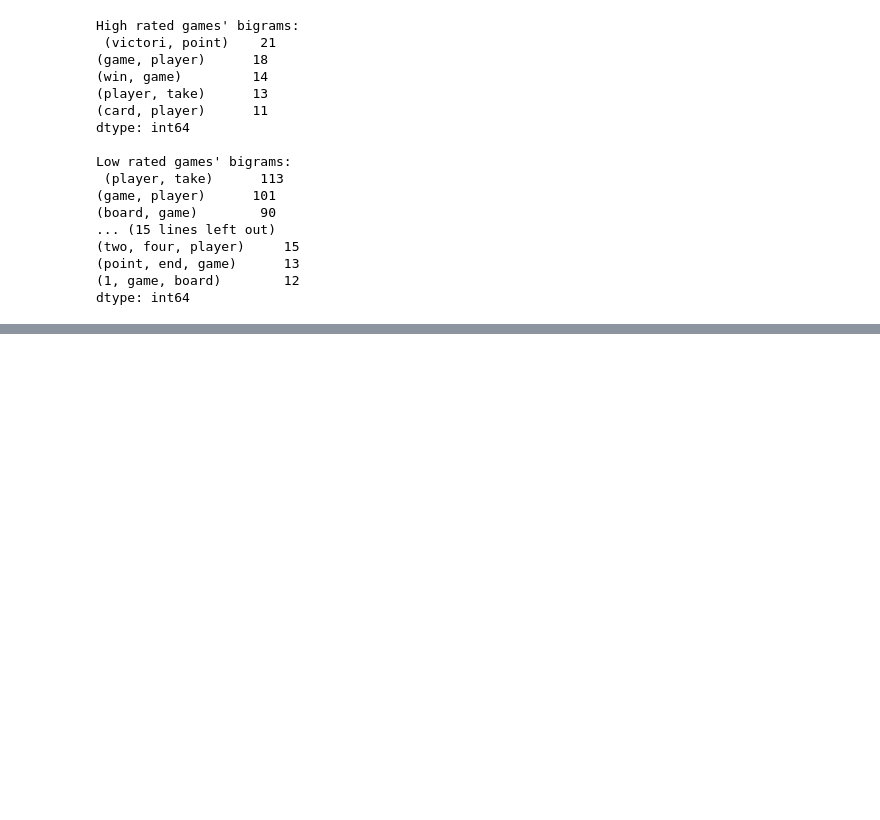
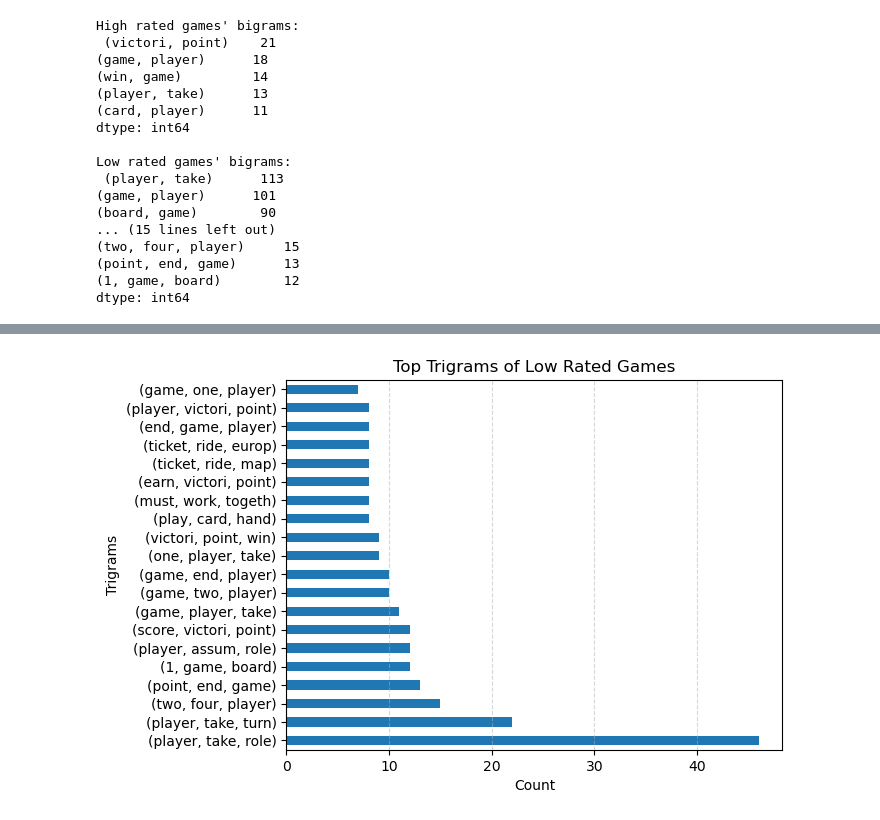
Before and after one commit to Andy-Jensen/board-game-project, a Jupyter notebook: explore.ipynb, the cells around one changed output, grey strips where cells are left out. Cells and saved outputs as stored; diff of their text form; code cells hidden in the pictures; blank space fills up the shorter version.

```diff
--- a/explore.ipynb
+++ b/explore.ipynb
@@ -1219,0 +1286,14 @@ low_bigrams
+# %%
+def trigram_viz(dataset1, what_is_it):
+    dataset1
+    dataset1.plot.barh()
+    plt.grid(axis='x', alpha=.5, ls='--')
+    plt.title(what_is_it)
+    plt.xlabel('Count')
+    plt.ylabel('Trigrams')
+# %%
+low_trigrams=top_20_low_trigrams
+# %%
+trigram_viz(low_trigrams, 'Top Trigrams of Low Rated Games')
+# %% [output]
+[figure, added]
```
Also changed, not shown: parts of 30 cells of this notebook.
